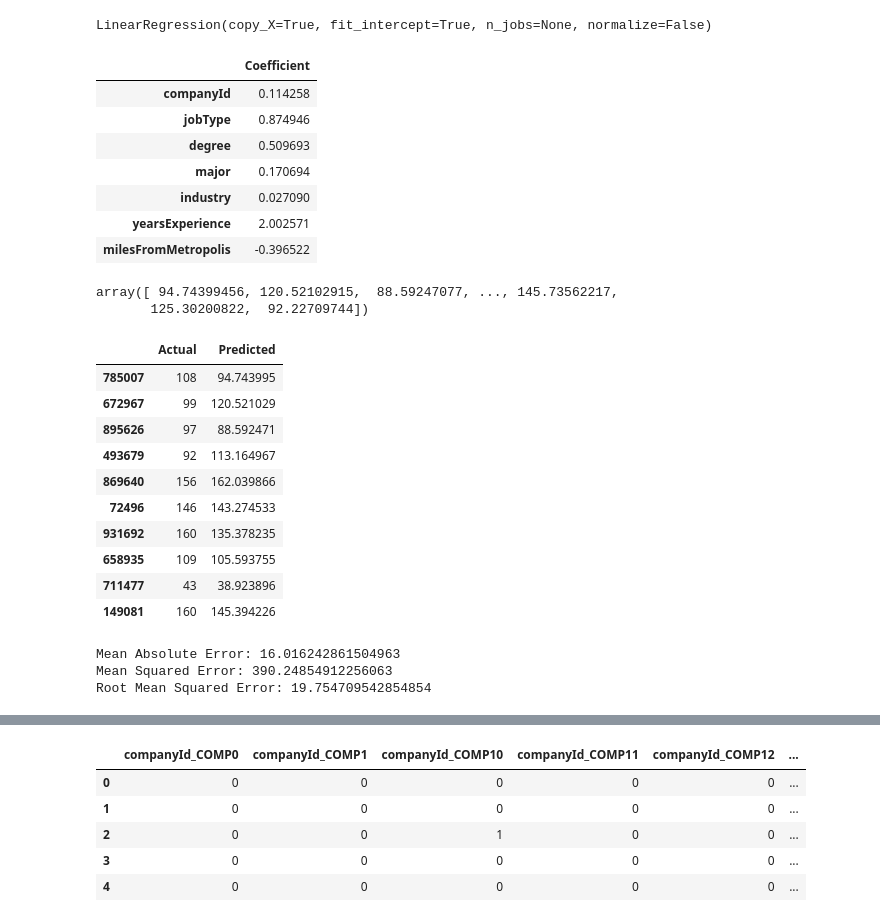
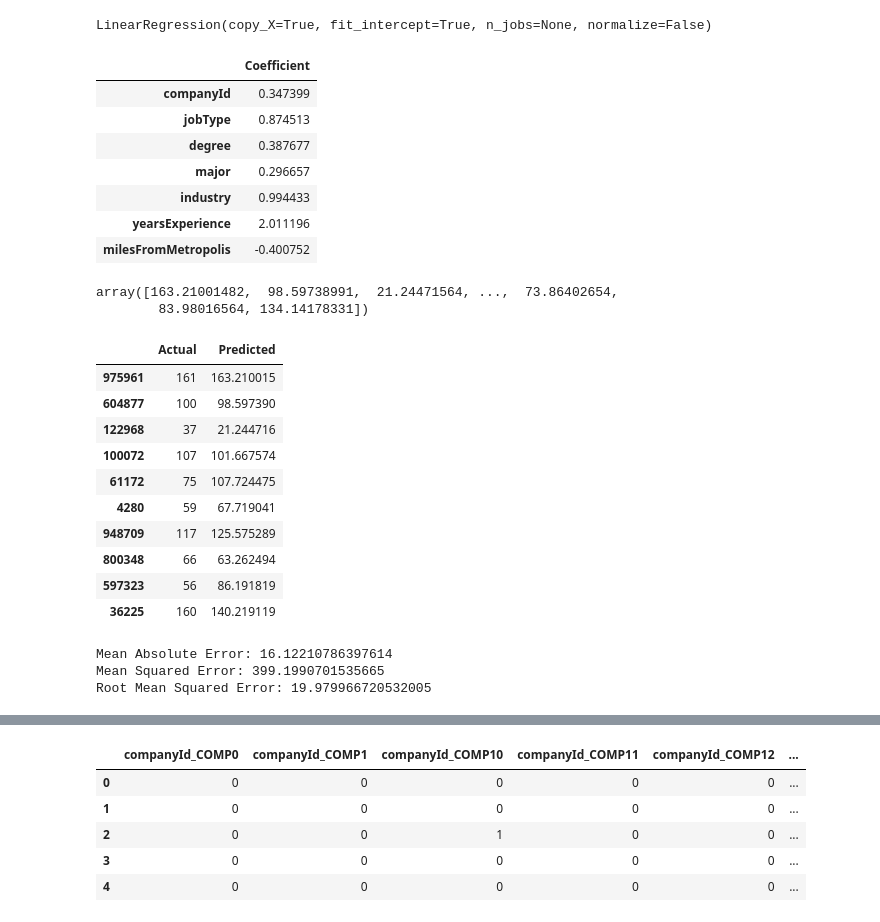
Before and after one commit to aeshac/Salary-Prediction, a Jupyter notebook: Salary_Prediction.ipynb, the cells around one changed output, grey strips where cells are left out. Drawn from its saved outputs; the diff is of its cells as text; code cells hidden in the pictures.

```diff
--- a/Salary_Prediction.ipynb
+++ b/Salary_Prediction.ipynb
@@ -582,6 +582,3 @@ x_data
 | 999993 | 116.199339 | 135.458547 | 130.505647 | 102.583864 | 115.735540 | 6 | 5 |
 | 999994 | 115.870161 | 95.333087 | 125.454663 | 102.583864 | 99.448386 | 20 | 11 |
 999995 rows × 7 columns
-# %%
-x_data = x_data.drop(['salary','jobId'],axis=1)
-x_data
@@ -602,5 +585,5 @@ x_data
 # %%
-labels = x_data['salary']
+labels = train_df['salary']
 # %%
 X_train, X_test, y_train, y_test = train_test_split(x_data, labels, test_size=0.3, random_state=0)
 # %%
@@ -614,43 +597,43 @@ coeff_df = pd.DataFrame(regressor.coef_, x_data.columns, columns=['Coefficient']
 coeff_df
 # %% [output]
 |  | Coefficient |
-| companyId | 0.114258 |
-| jobType | 0.874946 |
-| degree | 0.509693 |
-| major | 0.170694 |
-| industry | 0.027090 |
-| yearsExperience | 2.002571 |
-| milesFromMetropolis | -0.396522 |
+| companyId | 0.347399 |
+| jobType | 0.874513 |
+| degree | 0.387677 |
+| major | 0.296657 |
+| industry | 0.994433 |
+| yearsExperience | 2.011196 |
+| milesFromMetropolis | -0.400752 |
 # %%
 y_pred = regressor.predict(X_test)
 y_pred
 # %% [output]
-array([ 94.74399456, 120.52102915,  88.59247077, ..., 145.73562217,
-       125.30200822,  92.22709744])
+array([163.21001482,  98.59738991,  21.24471564, ...,  73.86402654,
+        83.98016564, 134.14178331])
 # %%
-check difference
+# check difference
 df = pd.DataFrame({'Actual': y_test, 'Predicted': y_pred})
 df.head(10)
 # %% [output]
 |  | Actual | Predicted |
-| 785007 | 108 | 94.743995 |
-| 672967 | 99 | 120.521029 |
-| 895626 | 97 | 88.592471 |
-| 493679 | 92 | 113.164967 |
-| 869640 | 156 | 162.039866 |
-| 72496 | 146 | 143.274533 |
-| 931692 | 160 | 135.378235 |
-| 658935 | 109 | 105.593755 |
-| 711477 | 43 | 38.923896 |
-| 149081 | 160 | 145.394226 |
+| 975961 | 161 | 163.210015 |
+| 604877 | 100 | 98.597390 |
+| 122968 | 37 | 21.244716 |
+| 100072 | 107 | 101.667574 |
+| 61172 | 75 | 107.724475 |
+| 4280 | 59 | 67.719041 |
+| 948709 | 117 | 125.575289 |
+| 800348 | 66 | 63.262494 |
+| 597323 | 56 | 86.191819 |
+| 36225 | 160 | 140.219119 |
 # %%
 print('Mean Absolute Error:', metrics.mean_absolute_error(y_test, y_pred))
 print('Mean Squared Error:', metrics.mean_squared_error(y_test,y_pred))
 print('Root Mean Squared Error:', np.sqrt(metrics.mean_squared_error(y_test,y_pred)))
 # %% [output]
-Mean Absolute Error: 16.016242861504963
-Mean Squared Error: 390.24854912256063
-Root Mean Squared Error: 19.754709542854854
+Mean Absolute Error: 16.12210786397614
+Mean Squared Error: 399.1990701535665
+Root Mean Squared Error: 19.979966720532005
 # %%
 # x_data12= train_df[np.isclose(train_df['industry'], 121.645362)]
 # x_data123 = x_data12.drop(['salary','jobId'],axis=1)
```
Also changed, not shown: parts of 10 cells of this notebook.
